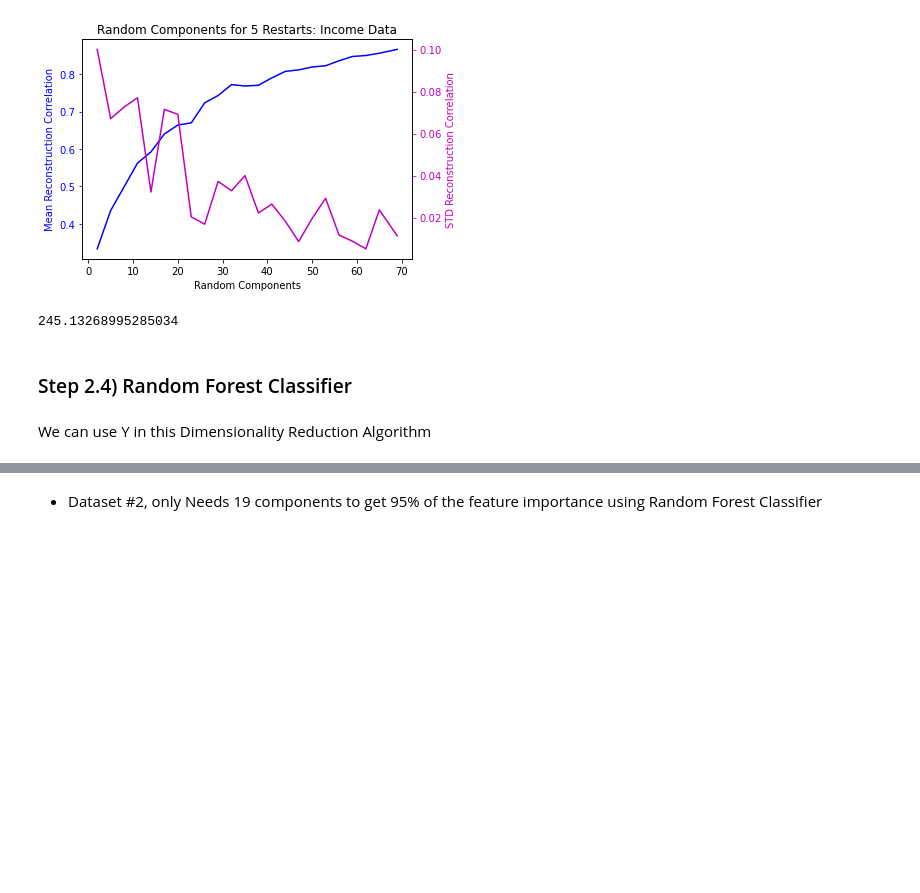
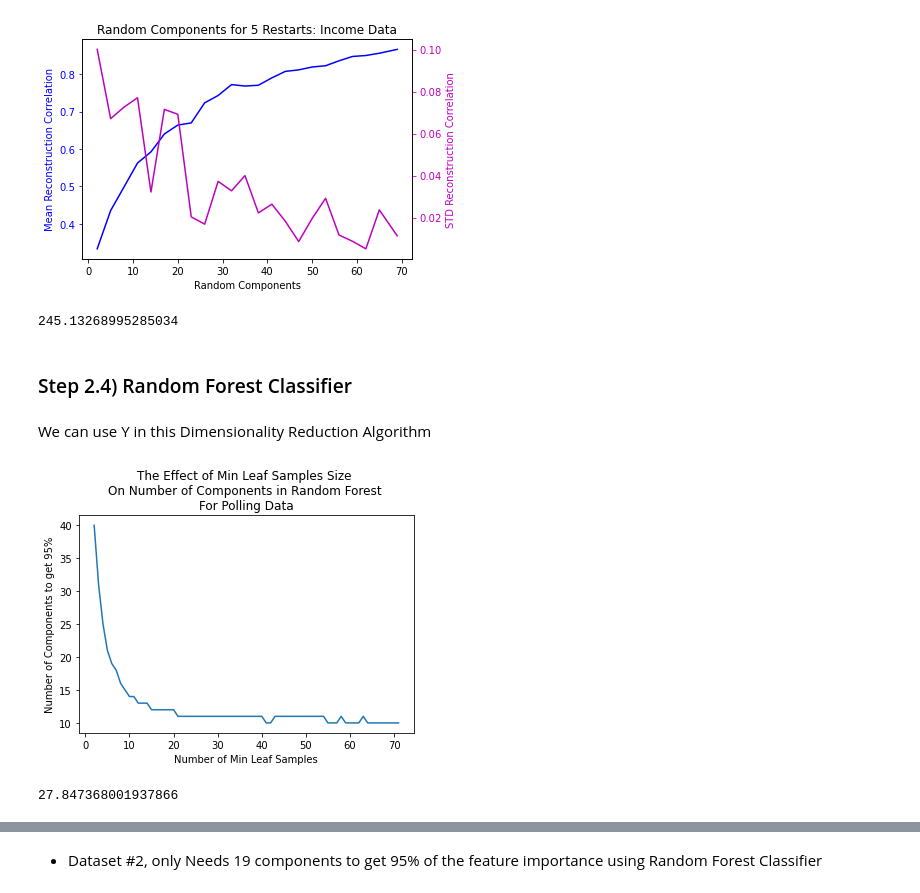
Before and after one commit to amandahutter/CS_7641, a Jupyter notebook: A3: Unsupervised Learning/A3.ipynb, the cells around one changed output, grey strips where cells are left out. Drawn from its saved outputs; the diff is of its cells as text; code cells hidden in the pictures; blank space fills up the shorter version.

```diff
--- a/A3: Unsupervised Learning/A3.ipynb
+++ b/A3: Unsupervised Learning/A3.ipynb
@@ -920,3 +948,43 @@ print(elapsed)
 ### Step 2.4) Random Forest Classifier
 # %% [markdown]
 We can use Y in this Dimensionality Reduction Algorithm
+# %%
+from sklearn.ensemble import RandomForestClassifier as RFC
+
+# How many features do we need to get 95% of feature importance?
+def RFC_min_samples_leaf(X_Data, Y_Data, title):
+
+    # The Data is 7000 rows long, 70 is 1% of that
+    num_samples_leaf = np.arange(2, 72, 1)
+    num_components_list = []
+
+    for num in num_samples_leaf:
+
+        rfc = RFC(n_estimators=100, min_samples_leaf= num, random_state=42)
+        importances = rfc.fit(X_Data, Y_Data).feature_importances_
+
+        importances = pd.DataFrame(importances,columns=['Feature Importance'],index=X_Data.columns)
+        importances.sort_values(by=['Feature Importance'],inplace=True,ascending=False)
+        importances['Cum Sum'] = importances['Feature Importance'].cumsum()
+        importances = importances[importances['Cum Sum']<=0.95]
+        top_cols = importances.index.tolist()
+
+        #return (importances, top_cols)
+        num_components_list.append(len(top_cols))
+
+    plt.plot(num_samples_leaf, num_components_list)
+    plt.xlabel("Number of Min Leaf Samples")
+    plt.ylabel("Number of Components to get 95%")
+    plt.title("The Effect of Min Leaf Samples Size \nOn Number of Components in Random Forest \nFor "+ title)
+    plt.show()
+# %%
+start = time.time()
+
+RFC_min_samples_leaf(X_Train_Polling, Y_Train_Polling, "Polling Data")
+
+end = time.time()
+elapsed = end-start
+print(elapsed)
+# %% [output]
+[figure, added]
+27.847368001937866
```
Also changed, not shown: parts of 17 cells of this notebook.
